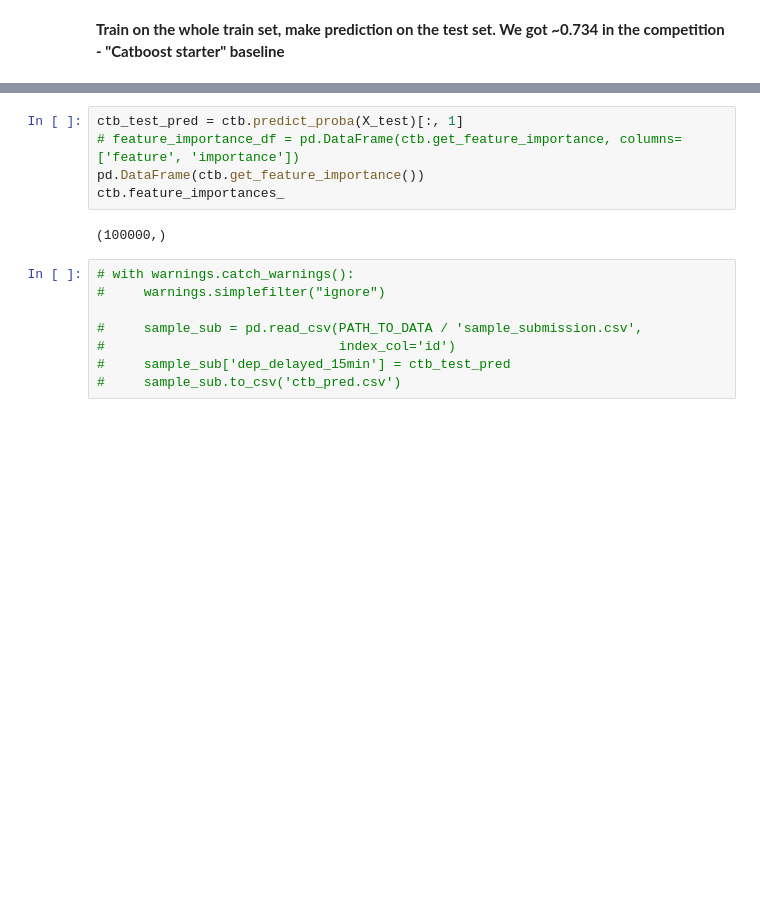
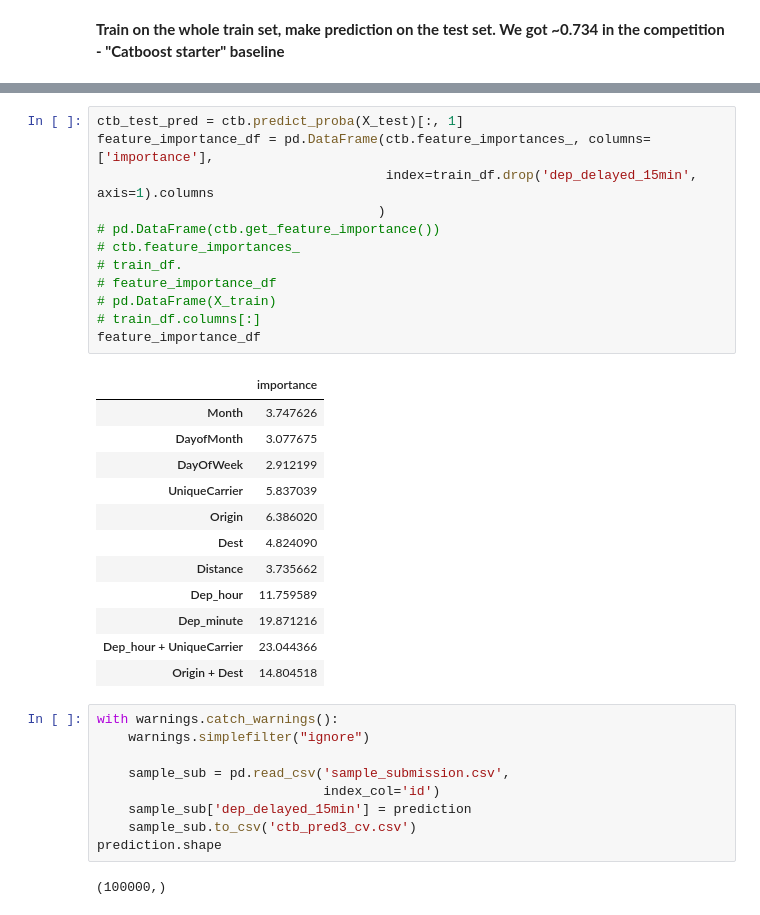
Before and after one commit to ouskah/mlcourse.ai, a Jupyter notebook: 2_/catboost/catboost_starter.ipynb, the cells around one changed output, grey strips where cells are left out. Saved outputs shown, nothing was run; the diff lists cells and outputs as text; blank space fills up the shorter version.

Commit message:
Add: catboost, logs and sample

```diff
--- a/2_/catboost/catboost_starter.ipynb
+++ b/2_/catboost/catboost_starter.ipynb
@@ -152,17 +624,38 @@ Wall time: 1min
 <catboost.core.CatBoostClassifier at 0x...>
 # %%
 ctb_test_pred = ctb.predict_proba(X_test)[:, 1]
-# feature_importance_df = pd.DataFrame(ctb.get_feature_importance, columns=['feature', 'importance'])
-pd.DataFrame(ctb.get_feature_importance())
-ctb.feature_importances_
+feature_importance_df = pd.DataFrame(ctb.feature_importances_, columns=['importance'],
+                                     index=train_df.drop('dep_delayed_15min', axis=1).columns
+                                    )
+# pd.DataFrame(ctb.get_feature_importance())
+# ctb.feature_importances_
+# train_df.
+# feature_importance_df
+# pd.DataFrame(X_train)
+# train_df.columns[:]
+feature_importance_df
 # %% [output]
-(100000,)
+|  | importance |
+| Month | 3.747626 |
+| DayofMonth | 3.077675 |
+| DayOfWeek | 2.912199 |
+| UniqueCarrier | 5.837039 |
+| Origin | 6.386020 |
+| Dest | 4.824090 |
+| Distance | 3.735662 |
+| Dep_hour | 11.759589 |
+| Dep_minute | 19.871216 |
+| Dep_hour + UniqueCarrier | 23.044366 |
+| Origin + Dest | 14.804518 |
 # %%
-# with warnings.catch_warnings():
-#     warnings.simplefilter("ignore")
+with warnings.catch_warnings():
+    warnings.simplefilter("ignore")
 
-#     sample_sub = pd.read_csv(PATH_TO_DATA / 'sample_submission.csv',
-#                              index_col='id')
-#     sample_sub['dep_delayed_15min'] = ctb_test_pred
-#     sample_sub.to_csv('ctb_pred.csv')
+    sample_sub = pd.read_csv('sample_submission.csv',
+                             index_col='id')
+    sample_sub['dep_delayed_15min'] = prediction
+    sample_sub.to_csv('ctb_pred3_cv.csv')
+prediction.shape
+# %% [output]
+(100000,)
 # %%
```
Also changed, not shown: parts of 58 cells of this notebook, 2 other files.
